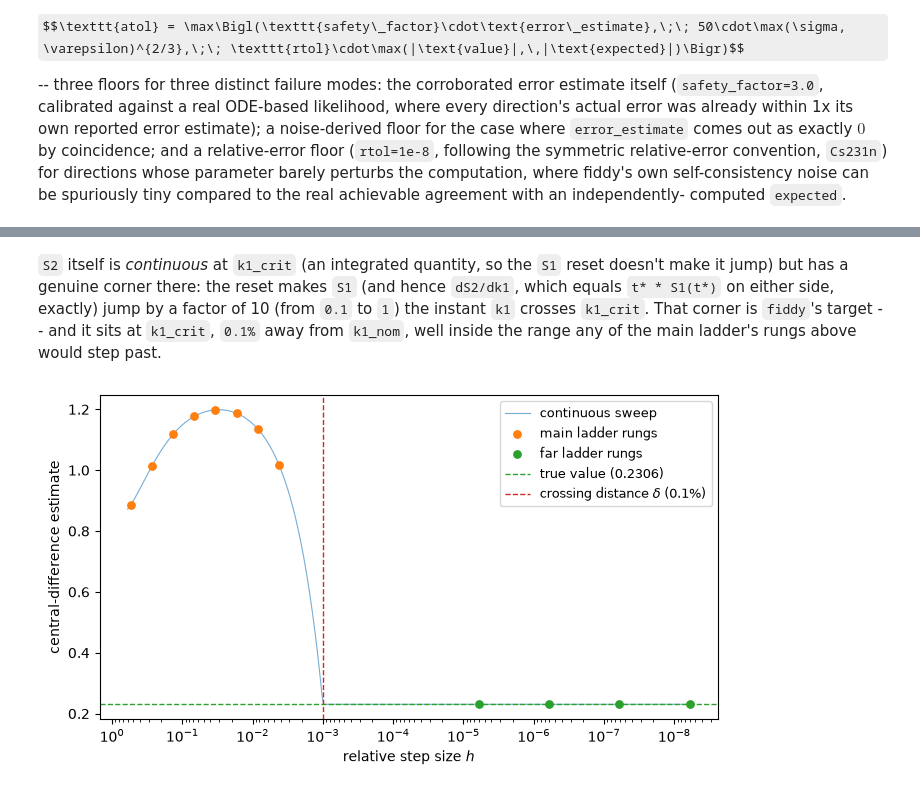
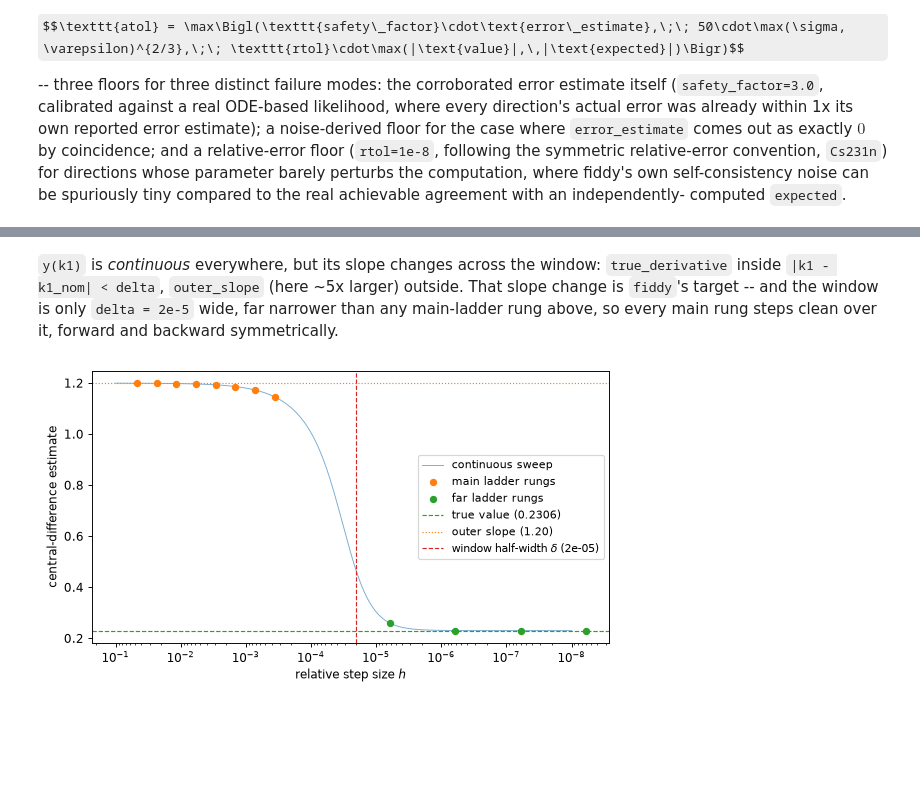
Before and after one commit to ICB-DCM/fiddy, a Jupyter notebook: doc/examples/derivative.ipynb, the cells around one changed output, grey strips where cells are left out. Drawn from its saved outputs; the diff is of its cells as text; code cells hidden in the pictures; some formulas as TeX source; blank space fills up the shorter version.

```diff
--- a/doc/examples/derivative.ipynb
+++ b/doc/examples/derivative.ipynb
@@ -901,19 +917,15 @@ plt.show()
 # %% [markdown]
-`S2` itself is *continuous* at `k1_crit` (an integrated quantity, so the
-`S1` reset doesn't make it jump) but has a genuine corner there: the
-reset makes `S1` (and hence `dS2/dk1`, which equals `t* * S1(t*)` on
-either side, exactly) jump by a factor of 10 (from `0.1` to `1`) the
-instant `k1` crosses `k1_crit`. That corner is `fiddy`'s target -- and
-it sits at `k1_crit`, `0.1%` away from `k1_nom`, well inside the range
-any of the main ladder's rungs above would step past.
+`y(k1)` is *continuous* everywhere, but its slope changes across the
+window: `true_derivative` inside `|k1 - k1_nom| < delta`, `outer_slope`
+(here ~5x larger) outside. That slope change is `fiddy`'s target -- and
+the window is only `delta = 2e-5` wide, far narrower than any main-ladder
+rung above, so every main rung steps clean over it, forward and backward
+symmetrically.
 # %%
-h_rel = np.logspace(0, -8, 400) * 0.6  # ~0.6 down to ~6e-9, relative to k1_nom
-central = (
-    S2_closed_form(t_star, k1_nom + h_rel)
-    - S2_closed_form(t_star, k1_nom - h_rel)
-) / (2 * h_rel)
+h_rel = np.logspace(-1, -8, 400)  # 0.1 down to 1e-8, relative to k1_nom
+central = (y_of(k1_nom + h_rel) - y_of(k1_nom - h_rel)) / (2 * h_rel)
 
-fig, ax = plt.subplots(figsize=(7, 4))
+fig, ax = plt.subplots(figsize=(7, 4), dpi=84)
 ax.plot(
     h_rel,
     central,
@@ -924,41 +936,48 @@ ax.plot(
 )
 ax.scatter(
     main_ladder,
-    main_central_values_cf,
+    main_central_values,
     s=28,
     color="tab:orange",
     zorder=3,
     label="main ladder rungs",
 )
 ax.scatter(
     far_ladder,
-    far_central_values_cf,
+    far_central_values,
     s=28,
     color="tab:green",
     zorder=3,
     label="far ladder rungs",
 )
 ax.axhline(
     true_derivative,
     color="tab:green",
     ls="--",
     lw=1,
     label=f"true value ({true_derivative:.4f})",
 )
+ax.axhline(
+    outer_slope,
+    color="tab:orange",
+    ls=":",
+    lw=1,
+    label=f"outer slope ({outer_slope:.2f})",
+)
 ax.axvline(
-    delta_rel,
+    delta,
     color="tab:red",
     ls="--",
     lw=1,
-    label=f"crossing distance $\\delta$ ({delta_rel:.1%})",
+    label=f"window half-width $\\delta$ ({delta:.0e})",
 )
 ax.set_xscale("log")
 ax.invert_xaxis()
 ax.set_xlabel("relative step size $h$")
 ax.set_ylabel("central-difference estimate")
 ax.legend(fontsize=9)
 fig.tight_layout()
 plt.show()
 # %% [output]
-[figure, old version]
+[figure, new version]
 # %% [markdown]
```
Also changed, not shown: parts of 13 cells of this notebook.
